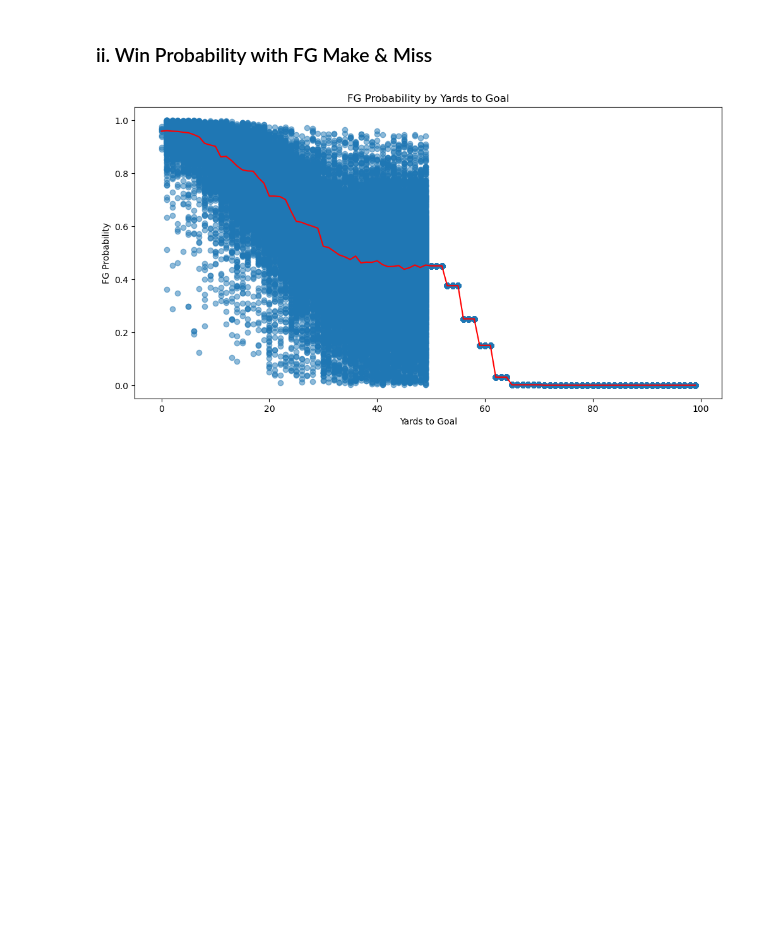
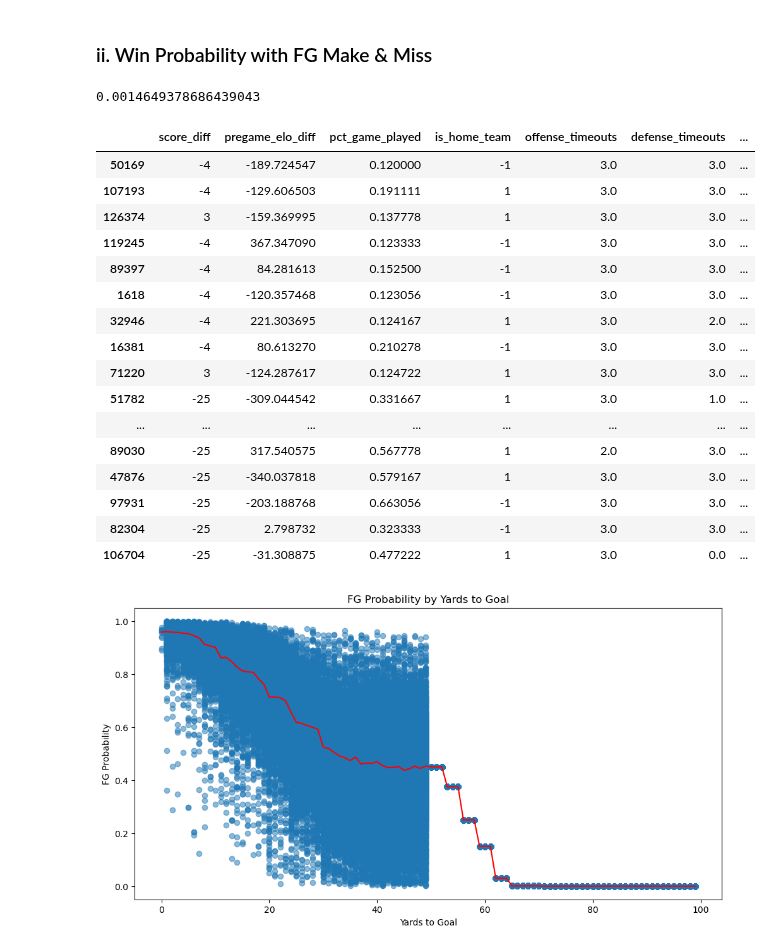
Before and after one commit to lneuendorf/4th-down-models, a Jupyter notebook: notebooks/generate_predictions.ipynb, the cells around one changed output. Saved outputs shown, nothing was run; the diff lists cells and outputs as text; code cells hidden in the pictures; blank space fills up the shorter version.

```diff
--- a/notebooks/generate_predictions.ipynb
+++ b/notebooks/generate_predictions.ipynb
@@ -772,0 +745,27 @@ df['exp_wp_fg_95'] = np.percentile(expected_wps, 95, axis=1)
+# %%
+df.query('wp_make_proba < wp_miss_proba').shape[0] / df.shape[0]
+# %% [output]
+0.0014649378686439043
+# %%
+df.query('wp_make_proba < wp_miss_proba')[[
+       'score_diff','pregame_elo_diff','pct_game_played','is_home_team',
+        'offense_timeouts','defense_timeouts','yards_to_goal', 'wp_make_proba', 'wp_miss_proba',
+    ]].assign(wp_diff=lambda x: x.wp_miss_proba - x.wp_make_proba).sort_values('wp_diff', ascending=False).head(30)
+# %% [output]
+|  | score_diff | pregame_elo_diff | pct_game_played | is_home_team | offense_timeouts | defense_timeouts | ... |
+| 50169 | -4 | -189.724547 | 0.120000 | -1 | 3.0 | 3.0 | ... |
+| 107193 | -4 | -129.606503 | 0.191111 | 1 | 3.0 | 3.0 | ... |
+| 126374 | 3 | -159.369995 | 0.137778 | 1 | 3.0 | 3.0 | ... |
+| 119245 | -4 | 367.347090 | 0.123333 | -1 | 3.0 | 3.0 | ... |
+| 89397 | -4 | 84.281613 | 0.152500 | -1 | 3.0 | 3.0 | ... |
+| 1618 | -4 | -120.357468 | 0.123056 | -1 | 3.0 | 3.0 | ... |
+| 32946 | -4 | 221.303695 | 0.124167 | 1 | 3.0 | 2.0 | ... |
+| 16381 | -4 | 80.613270 | 0.210278 | -1 | 3.0 | 3.0 | ... |
+| 71220 | 3 | -124.287617 | 0.124722 | 1 | 3.0 | 3.0 | ... |
+| 51782 | -25 | -309.044542 | 0.331667 | 1 | 3.0 | 1.0 | ... |
+| ... | ... | ... | ... | ... | ... | ... | ... |
+| 89030 | -25 | 317.540575 | 0.567778 | 1 | 2.0 | 3.0 | ... |
+| 47876 | -25 | -340.037818 | 0.579167 | 1 | 3.0 | 3.0 | ... |
+| 97931 | -25 | -203.188768 | 0.663056 | -1 | 3.0 | 3.0 | ... |
+| 82304 | -25 | 2.798732 | 0.323333 | -1 | 3.0 | 3.0 | ... |
+| 106704 | -25 | -31.308875 | 0.477222 | 1 | 3.0 | 0.0 | ... |
```
Also changed, not shown: parts of 21 cells of this notebook.
